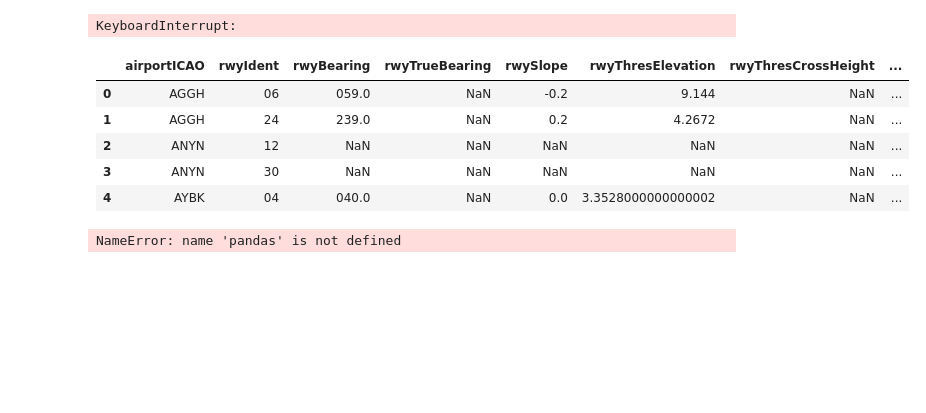
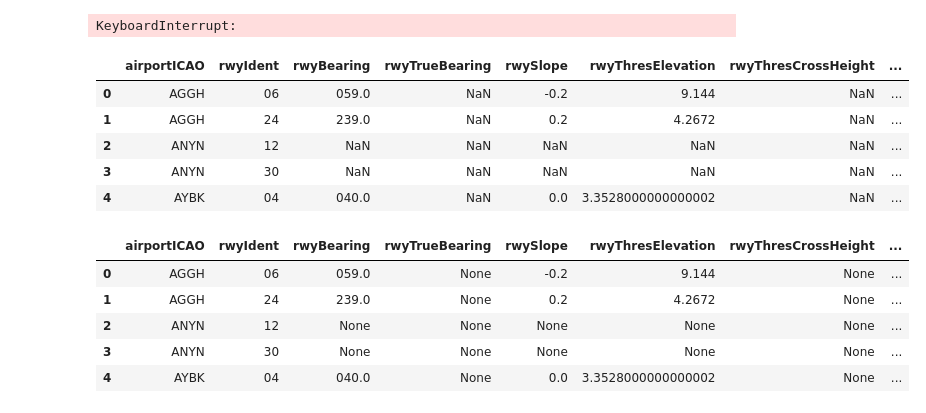
Before and after one commit to syauqihanif/BASyauqi, a Jupyter notebook: Final-Airport-Data.ipynb, the cells around one changed output. Cells and saved outputs as stored; diff of their text form; code cells hidden in the pictures; blank space fills up the shorter version.

```diff
--- a/Final-Airport-Data.ipynb
+++ b/Final-Airport-Data.ipynb
@@ -269,6 +271,11 @@ database.head(5)
 # %%
 database.to_parquet('airport-data.com.parquet', compression='gzip')
 # %%
-pandas.read_parquet('airport-data.com.parquet').head()
+pd.read_parquet('airport-data.com.parquet').head()
 # %% [output]
-NameError: name 'pandas' is not defined
+|  | airportICAO | rwyIdent | rwyBearing | rwyTrueBearing | rwySlope | rwyThresElevation | rwyThresCrossHeight | ... |
+| 0 | AGGH | 06 | 059.0 | None | -0.2 | 9.144 | None | ... |
+| 1 | AGGH | 24 | 239.0 | None | 0.2 | 4.2672 | None | ... |
+| 2 | ANYN | 12 | None | None | None | None | None | ... |
+| 3 | ANYN | 30 | None | None | None | None | None | ... |
+| 4 | AYBK | 04 | 040.0 | None | 0.0 | 3.3528000000000002 | None | ... |
```
Also changed, not shown: parts of 3 cells of this notebook, 2 other files.
